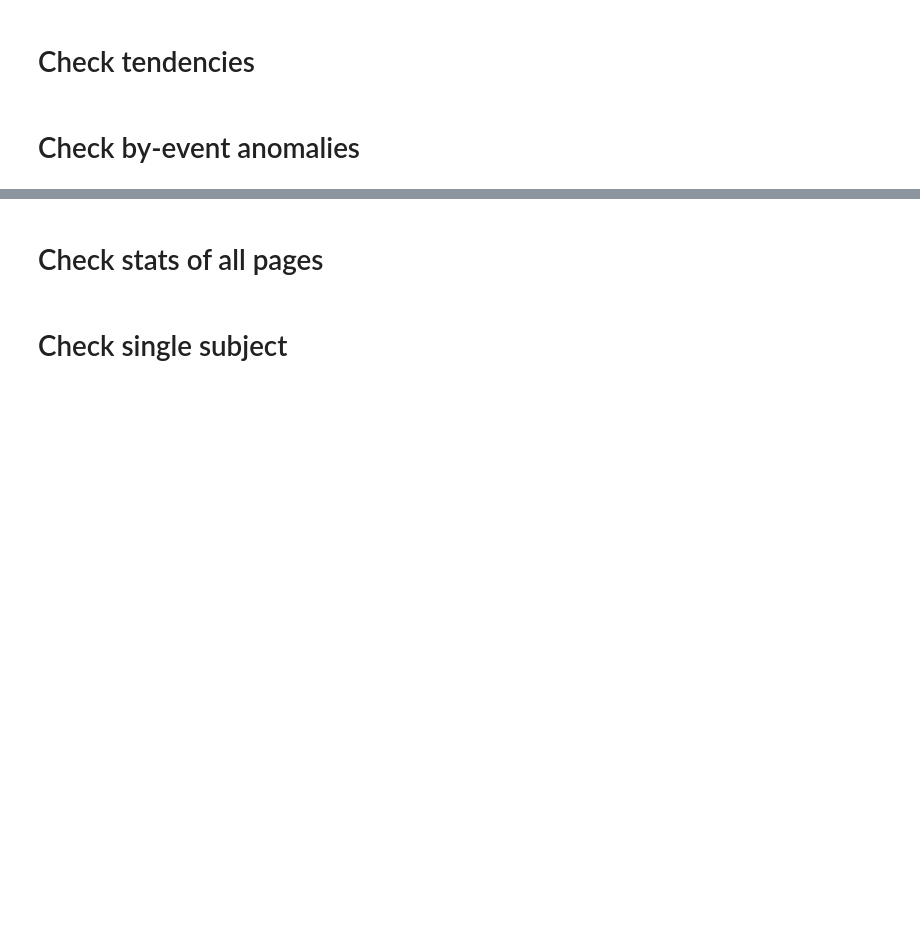
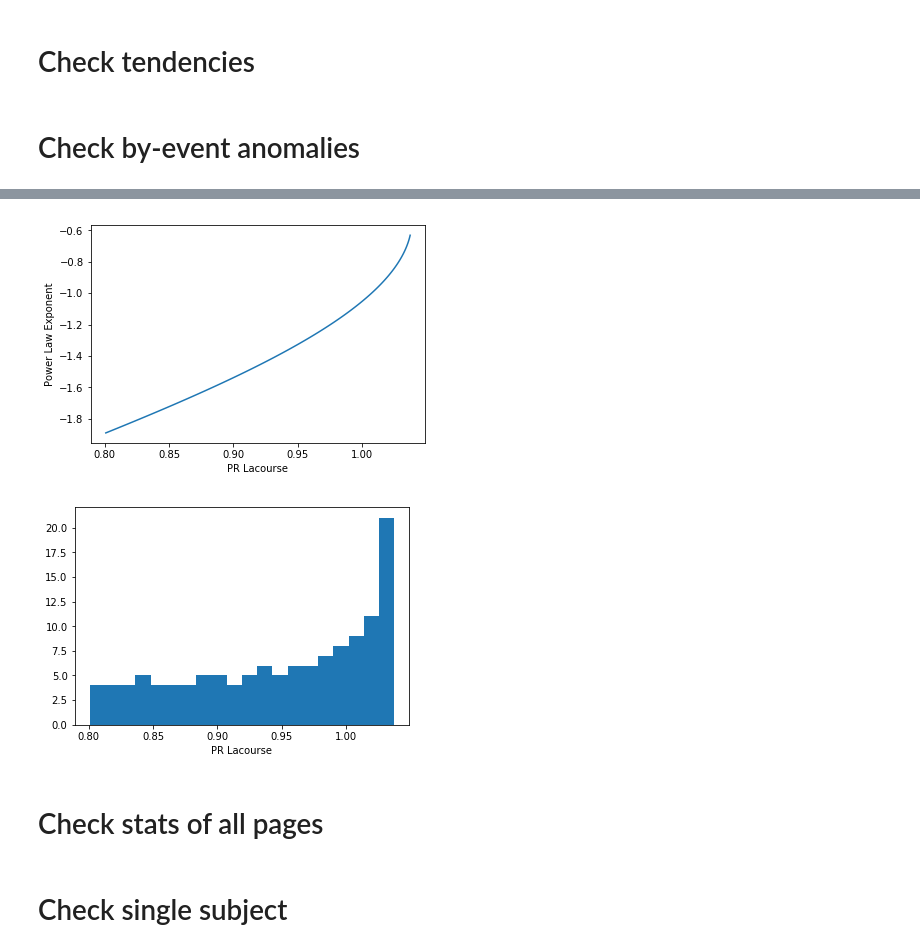
Before and after one commit to nicolasigor/sleep-rnn, a Jupyter notebook: figs_thesis/2021_eda_nsrr_page_exclusion.ipynb, the cells around one changed output, grey strips where cells are left out. Cells and saved outputs as stored; diff of their text form; code cells hidden in the pictures; blank space fills up the shorter version.

```diff
--- a/figs_thesis/2021_eda_nsrr_page_exclusion.ipynb
+++ b/figs_thesis/2021_eda_nsrr_page_exclusion.ipynb
@@ -477,0 +616,26 @@ plt.show()
+# %%
+# simulated PR Lacourse when no sigma peak exists
+moda_power_law_exponent_min = -1.8909820062793914
+moda_power_law_exponent_max = -0.6304845212942357
+pl_exponent_l = np.arange(moda_power_law_exponent_min, moda_power_law_exponent_max + 0.001, 0.01)
+ratio_l = []
+for pl_exponent in pl_exponent_l:
+    freq = np.arange(0.1, 30 + 0.001, 0.01)
+    power = freq ** pl_exponent
+    # Measure sigma peak ratio
+    sigma_power = power[(freq >= 11) & (freq <= 16)].mean()
+    broad_power = power[(freq >= 4.5) & (freq <= 30)].mean()
+    pr_lacourse = sigma_power / broad_power
+    ratio_l.append(pr_lacourse)
+
+plt.plot(ratio_l, pl_exponent_l)
+plt.xlabel("PR Lacourse")
+plt.ylabel("Power Law Exponent")
+plt.show()
+
+plt.hist(ratio_l, bins=20)
+plt.xlabel("PR Lacourse")
+plt.show()
+# %% [output]
+[figure, added]
+[figure, added]
```
Also changed, not shown: parts of 10 cells of this notebook.
